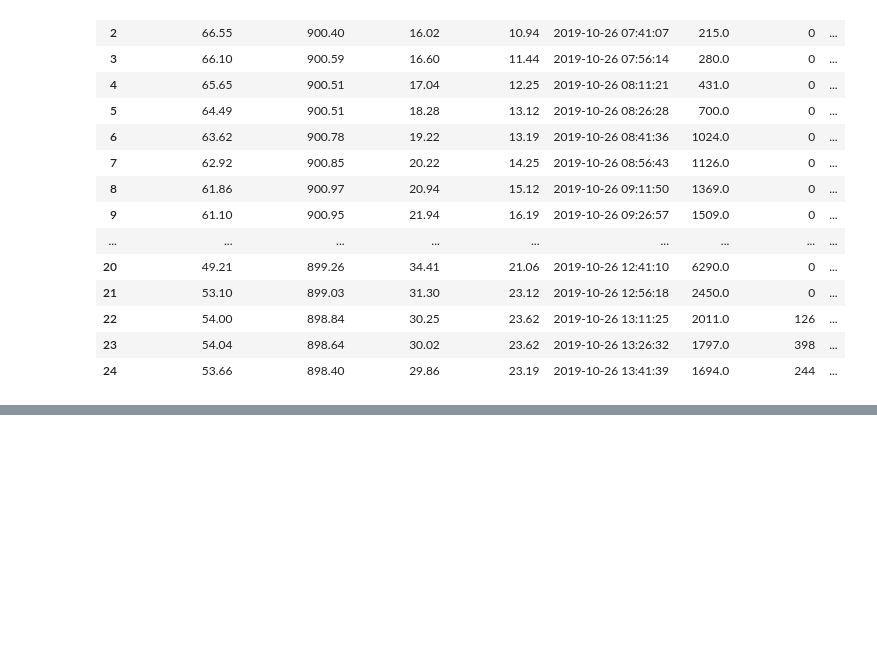
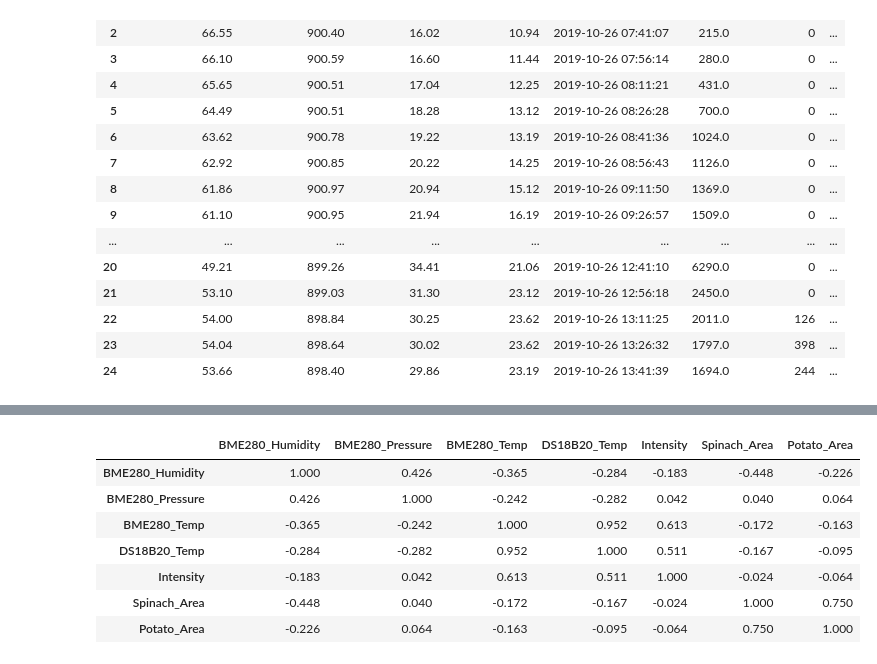
Before and after one commit to vsrandom/Smart-Agriculture, a Jupyter notebook: Predicting_Growth/segmented_images/All_Pixel_Count.ipynb, the cells around one changed output, grey strips where cells are left out. Saved outputs shown, nothing was run; the diff lists cells and outputs as text; code cells hidden in the pictures; blank space fills up the shorter version.

```diff
--- a/Predicting_Growth/segmented_images/All_Pixel_Count.ipynb
+++ b/Predicting_Growth/segmented_images/All_Pixel_Count.ipynb
@@ -217,0 +267,12 @@ df.to_csv('Weather_vs_Pixel_Area.csv')
+# %%
+cor=df.corr()
+round(cor,3)
+# %% [output]
+|  | BME280_Humidity | BME280_Pressure | BME280_Temp | DS18B20_Temp | Intensity | Spinach_Area | Potato_Area |
+| BME280_Humidity | 1.000 | 0.426 | -0.365 | -0.284 | -0.183 | -0.448 | -0.226 |
+| BME280_Pressure | 0.426 | 1.000 | -0.242 | -0.282 | 0.042 | 0.040 | 0.064 |
+| BME280_Temp | -0.365 | -0.242 | 1.000 | 0.952 | 0.613 | -0.172 | -0.163 |
+| DS18B20_Temp | -0.284 | -0.282 | 0.952 | 1.000 | 0.511 | -0.167 | -0.095 |
+| Intensity | -0.183 | 0.042 | 0.613 | 0.511 | 1.000 | -0.024 | -0.064 |
+| Spinach_Area | -0.448 | 0.040 | -0.172 | -0.167 | -0.024 | 1.000 | 0.750 |
+| Potato_Area | -0.226 | 0.064 | -0.163 | -0.095 | -0.064 | 0.750 | 1.000 |
```
Also changed, not shown: parts of 9 cells of this notebook, 2 other files.
